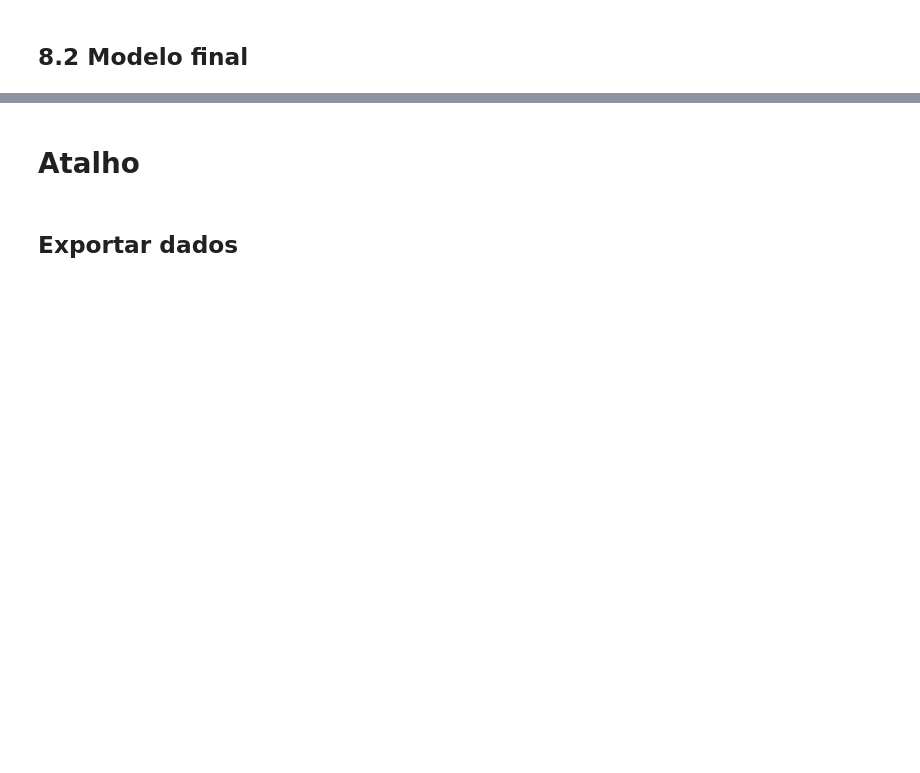
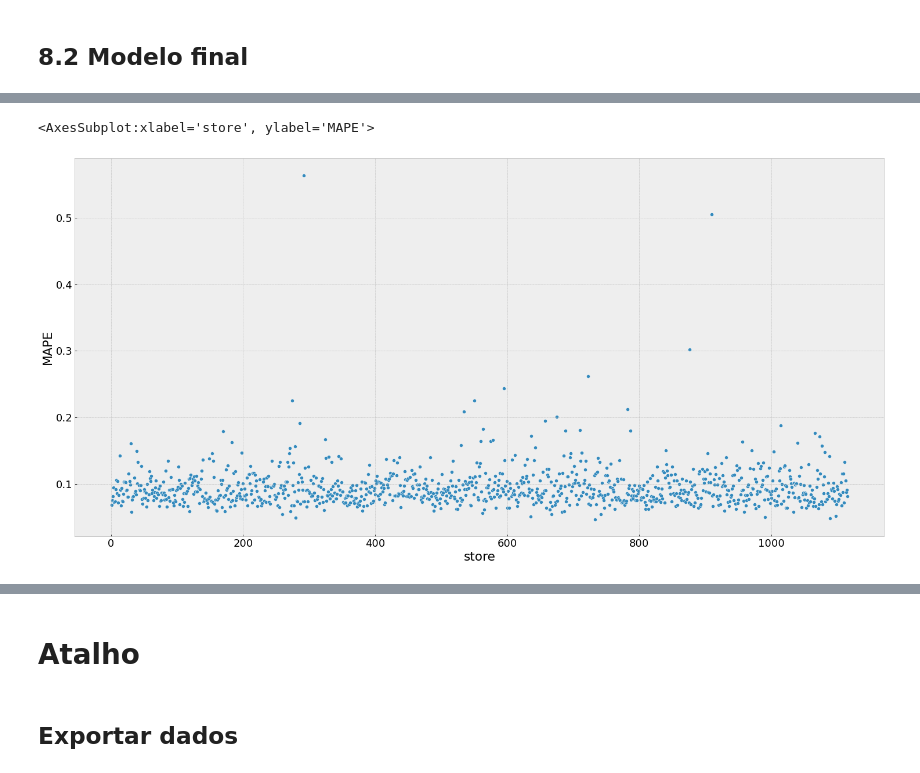
Before and after one commit to paixaols/rossmann-store-sales, a Jupyter notebook: Rossmann_sales_prediction.ipynb, the cells around one changed output, grey strips where cells are left out. Drawn from its saved outputs; the diff is of its cells as text; code cells hidden in the pictures; blank space fills up the shorter version.

```diff
--- a/Rossmann_sales_prediction.ipynb
+++ b/Rossmann_sales_prediction.ipynb
@@ -1206,0 +1241,6 @@ pickle.dump(xgb_model_tuned, open('C:/Users/lucas/Coding/DS/Kaggle/rossmann-stor
+# %%
+df9 = X_test[features_full]
+
+# Reescalonamento
+df9['sales'] = np.expm1(df9['sales'])
+df9['prediction'] = np.expm1(y_pred_xgb_tuned)
@@ -1206,0 +1260,17 @@ pickle.dump(xgb_model_tuned, open('C:/Users/lucas/Coding/DS/Kaggle/rossmann-stor
+# %%
+# Soma das previsões
+df91 = df9[['store', 'prediction']].groupby('store').sum().reset_index()
+
+# MAE e MAPE
+aux1 = df9[['store', 'sales', 'prediction']].groupby('store').apply(lambda x: mean_absolute_error(x['sales'], x['prediction'])).reset_index().rename(columns = {0: 'MAE'})
+aux2 = df9[['store', 'sales', 'prediction']].groupby('store').apply(lambda x: mean_absolute_percentage_error(x['sales'], x['prediction'])).reset_index().rename(columns = {0: 'MAPE'})
+
+# Merge
+aux3 = pd.merge(aux1, aux2, how = 'inner', on = 'store')
+df92 = pd.merge(df91, aux3, how = 'inner', on = 'store')
+
+# Cenários
+df92['worst_scenario'] = df92['prediction']-df92['MAE']
+df92['best_scenario'] = df92['prediction']+df92['MAE']
+
+df92 = df92[['store', 'prediction', 'worst_scenario', 'best_scenario', 'MAE', 'MAPE']]
@@ -1206,0 +1286,5 @@ pickle.dump(xgb_model_tuned, open('C:/Users/lucas/Coding/DS/Kaggle/rossmann-stor
+# %%
+sns.scatterplot(x = 'store', y = 'MAPE', data = df92)
+# %% [output]
+<AxesSubplot:xlabel='store', ylabel='MAPE'>
+[figure, added]
```
Also changed, not shown: parts of 19 cells of this notebook.
